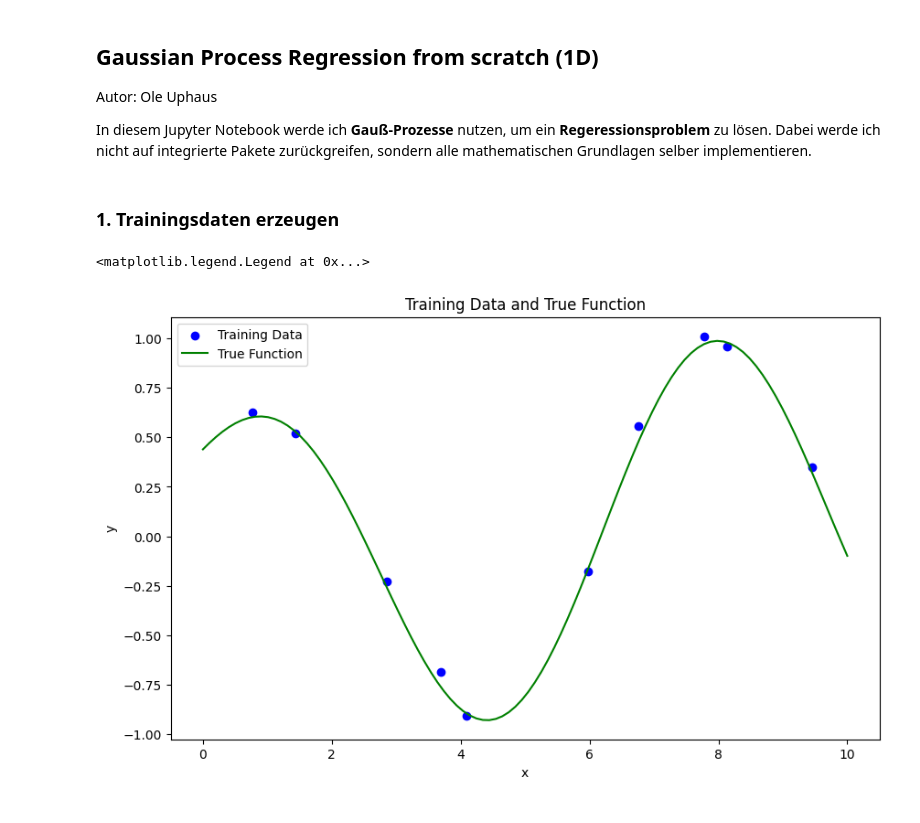
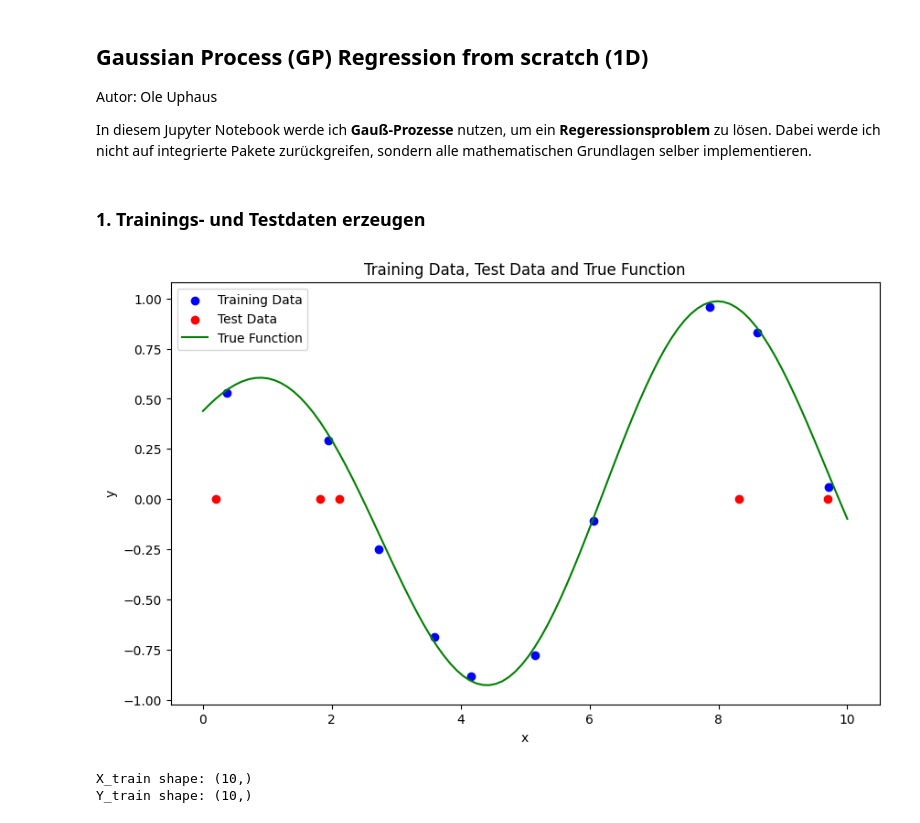
Before and after one commit to Ole-Uphaus/Masterarbeit_AI_MOLE, a Jupyter notebook: Practice/GP_regression_scratch.ipynb, the cells around one changed output. Drawn from its saved outputs; the diff is of its cells as text; code cells hidden in the pictures.

Commit message:
Einfache Approximation mit GP regression durchgeführt

```diff
--- a/Practice/GP_regression_scratch.ipynb
+++ b/Practice/GP_regression_scratch.ipynb
@@ -1,5 +1,5 @@
 # %% [markdown]
-## Gaussian Process Regression from scratch (1D)
+## Gaussian Process (GP) Regression from scratch (1D)
 
 Autor: Ole Uphaus
 
@@ -9,9 +9,9 @@ In diesem Jupyter Notebook werde ich **Gauß-Prozesse** nutzen, um ein **Regeres
 import numpy as np
 import matplotlib.pyplot as plt
 # %% [markdown]
-### 1. Trainingsdaten erzeugen
+### 1. Trainings- und Testdaten erzeugen
 # %%
-def gen_base_points(n, x_min, x_max, seed=42):
+def gen_base_points(n, x_min, x_max):
     """
     Generate approximately evenly spaced base points using 1D Latin Hypercube Sampling (LHS).
 
@@ -26,20 +26,38 @@ def gen_base_points(n, x_min, x_max, seed=42):
         Lower bound of the interval.
     x_max : float
         Upper bound of the interval.
-    seed : int, optional
-        Random seed for reproducibility.
 
     Returns
     -------
     points : (n,) ndarray
-        Array of n uniformly distributed points in the interval [x_min, x_max].
+        Array of approximately evenly spaced base points in the interval [x_min, x_max].
     """
 
-    rng = np.random.default_rng(seed=42)
-    random_segment_points = (np.arange(n) + rng.random(n)) / n
+    random_segment_points = (np.arange(n) + np.random.random(n)) / n
     x = x_min + (x_max - x_min) * random_segment_points
 
     return np.sort(x)
+
+def gen_uniform_points(n, x_min, x_max):
+    """
+    Generate n uniformly distributed random points in a given interval.
+
+    Parameters
+    ----------
+    n : int
+        Number of points to generate.
+    x_min : float
+        Lower bound of the interval.
+    x_max : float
+        Upper bound of the interval.
+
+    Returns
+    -------
+    points : (n,) ndarray
+        Array of uniformly distributed random points in [x_min, x_max].
+    """
+
+    return np.random.uniform(x_min, x_max, n)
 
 def f_true(x):
     """
@@ -59,23 +77,33 @@ def f_true(x):
 # %%
 np.random.seed(42)
 
-# Generate training data
+# Generate training and test data
 n_train = 10
+n_test = 5
 x_min, x_max = 0, 10
-sigma = 0.05
+sigma_noise = 0.03
 
 
 X_train = gen_base_points(n_train, x_min, x_max)
-Y_train = f_true(X_train) + sigma * np.random.randn(n_train) # Random normal distributed noise
+X_test = gen_uniform_points(n_test, x_min, x_max)
+Y_train = f_true(X_train) + sigma_noise * np.random.randn(n_train) # Random normal distributed noise
 
 # Plot training data
 plt.figure(figsize=(10, 6))
 plt.scatter(X_train, Y_train, color='blue', label='Training Data')
+plt.scatter(X_test, np.zeros_like(X_test), color='red', label='Test Data')
 plt.plot(np.linspace(x_min, x_max, 100), f_true(np.linspace(x_min, x_max, 100)), color='green', label='True Function')
-plt.title('Training Data and True Function')
+plt.title('Training Data, Test Data and True Function')
 plt.xlabel('x')
 plt.ylabel('y')
 plt.legend()
+plt.show()
 # %% [output]
-<matplotlib.legend.Legend at 0x...>
-[figure, old version]
+[figure, new version]
+# %%
+# Shapes
+print("X_train shape:", X_train.shape)
+print("Y_train shape:", Y_train.shape)
+# %% [output]
+X_train shape: (10,)
+Y_train shape: (10,)
```
Also changed, not shown: parts of 8 cells of this notebook.
